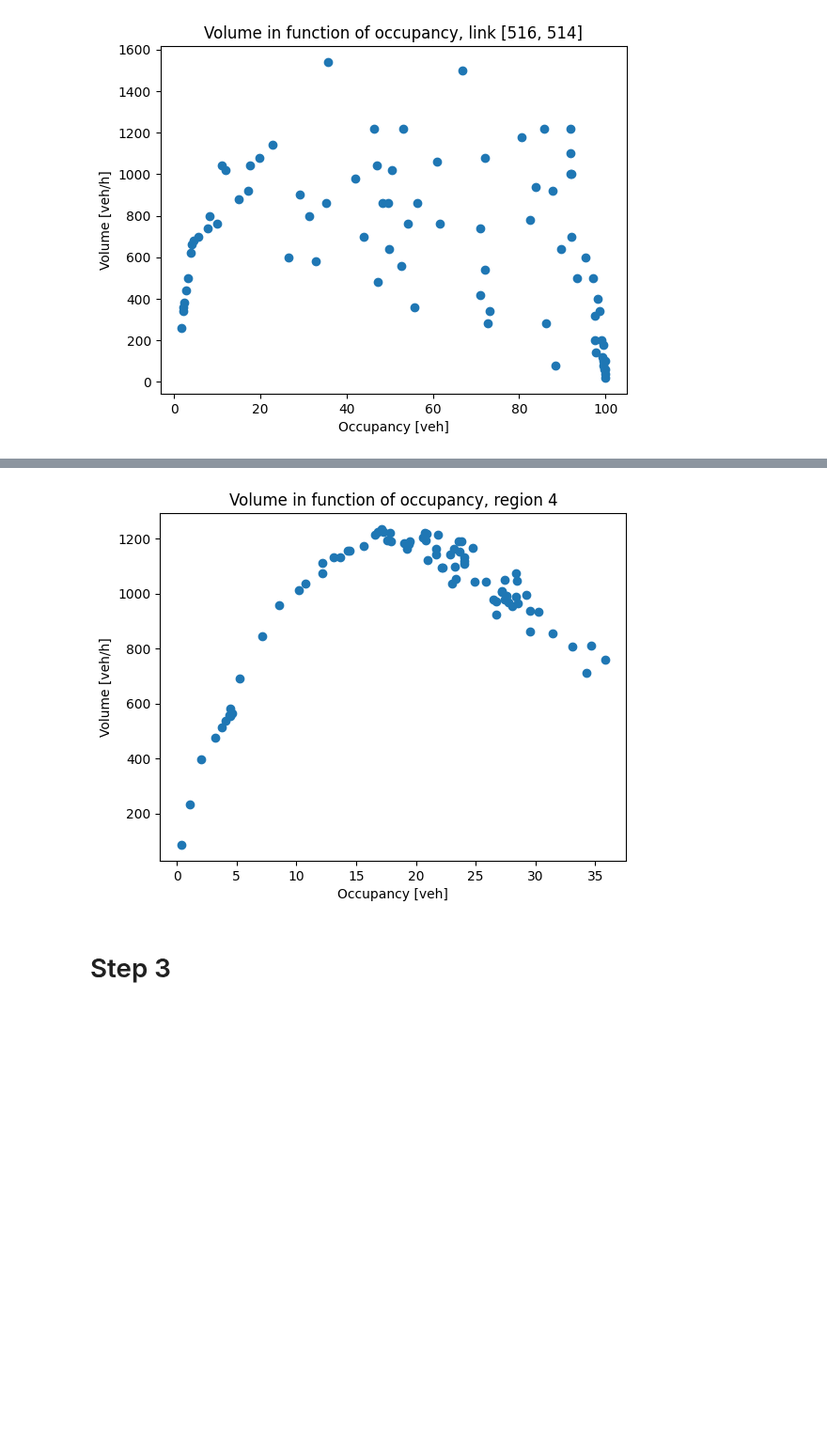
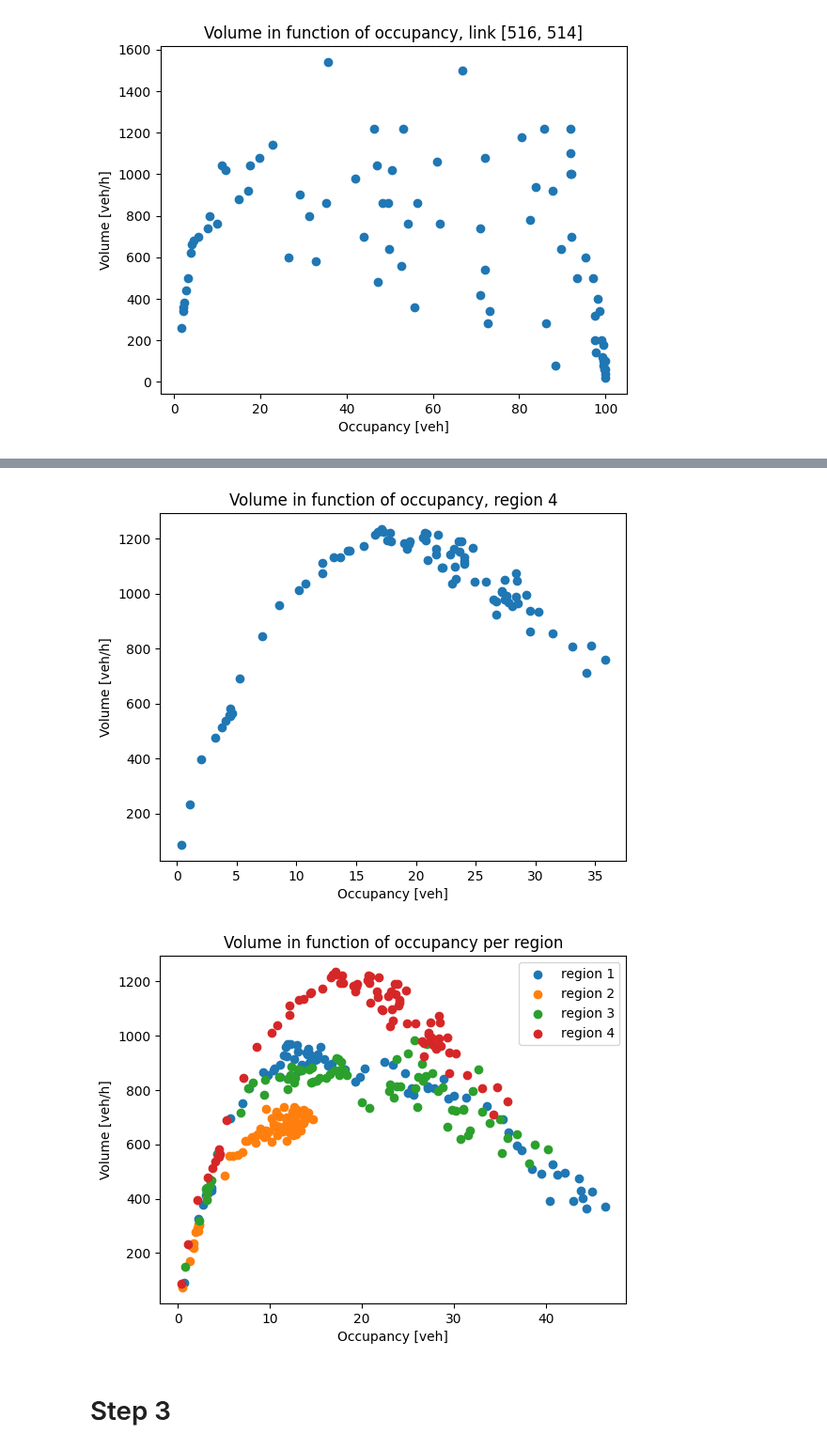
Before and after one commit to s221568/Trafic, a Jupyter notebook: Lab 1/Lab1JE.ipynb, the cells around one changed output, grey strips where cells are left out. Shown at 94% size. Cells and saved outputs as stored; diff of their text form; code cells hidden in the pictures; blank space fills up the shorter version.

```diff
--- a/Lab 1/Lab1JE.ipynb
+++ b/Lab 1/Lab1JE.ipynb
@@ -91,35 +93,55 @@ vol_occ_graph_2links(number_link)
 # %%
 def vol_occ_graph_region(region):
 
     number_link = []
 
     for index in edges.index:
         if edges.loc[index]["Region"] == region:
             number_link.append(str(index))
 
     flow_l= flow[number_link]
     flow_mean = flow_l.mean(axis=1)*3600/90
 
     occupancy_l = occupancy[number_link]
     occupancy_mean = occupancy_l.mean(axis=1)
 
     plt.scatter(occupancy_mean, flow_mean)
     plt.xlabel("Occupancy [veh]")
     plt.ylabel("Volume [veh/h]")
     plt.title(f"Volume in function of occupancy, region {region}")
     plt.show()
 
-    return None
+    return occupancy_mean, flow_mean
 
-vol_occ_graph_region(1)
-vol_occ_graph_region(2)
-vol_occ_graph_region(3)
-vol_occ_graph_region(4)
+# region = [1,2,3,4]
+
+# for i in region:
+#     occ_mean_i, flow_mean_i = vol_occ_graph_region(i)
+#     plt.scatter(occ_mean_i, flow_mean_i, label=f'Region {region}')
+
+# plt.legend()
+# plt.show()
+
+occ1, flow1 = vol_occ_graph_region(1)
+occ2, flow2 = vol_occ_graph_region(2)
+occ3, flow3 = vol_occ_graph_region(3)
+occ4, flow4 = vol_occ_graph_region(4)
+
+plt.scatter(occ1, flow1, label=f'region 1')
+plt.scatter(occ2, flow2, label=f'region 2')
+plt.scatter(occ3, flow3, label=f'region 3')
+plt.scatter(occ4, flow4, label=f'region 4')
+plt.xlabel("Occupancy [veh]")
+plt.ylabel("Volume [veh/h]")
+plt.title(f"Volume in function of occupancy per region")
+plt.legend()
+plt.show()
 # %% [output]
 [figure]
 [figure]
 [figure]
 [figure]
+[figure, added]
 # %% [markdown]
 # Step 3
 # %%
```
Also changed, not shown: parts of 4 cells of this notebook, 3 other files.
